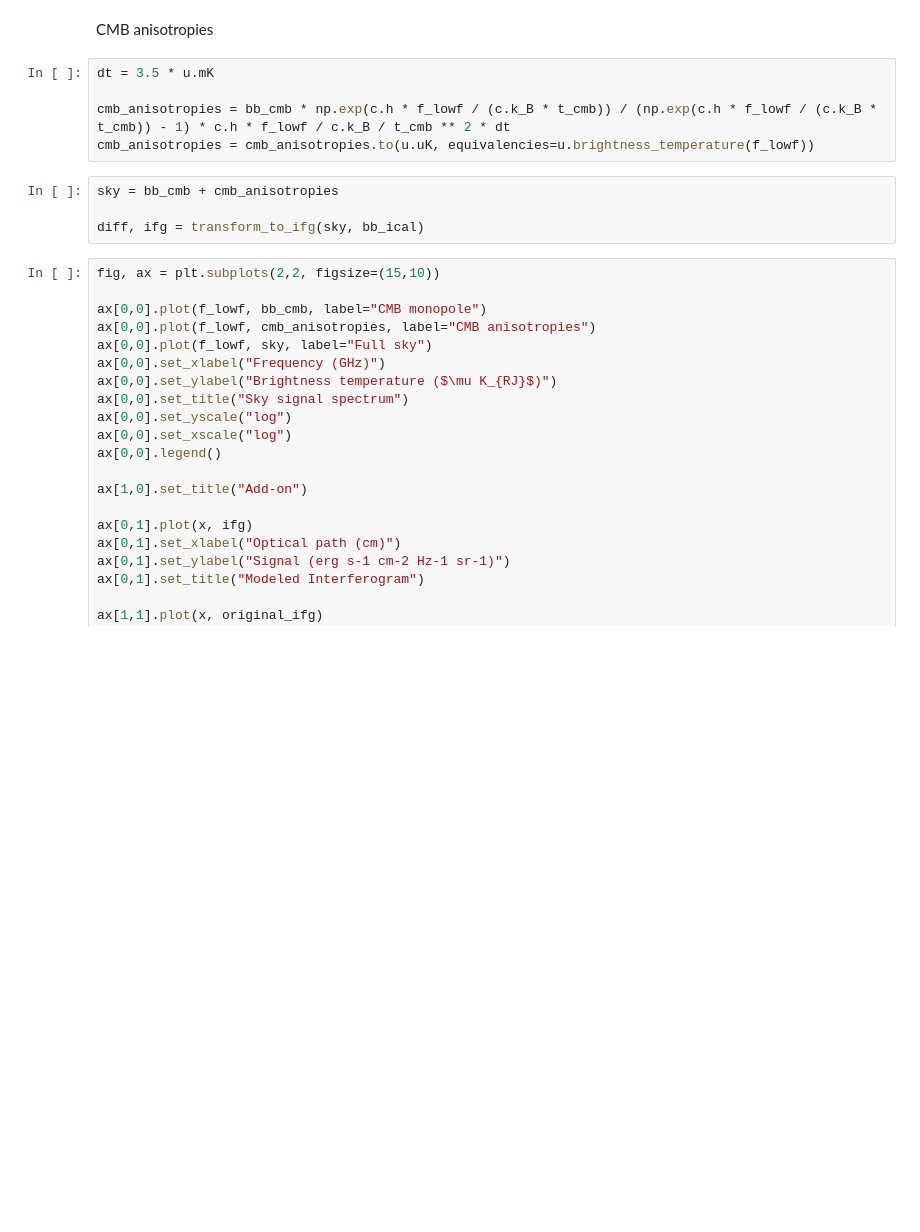
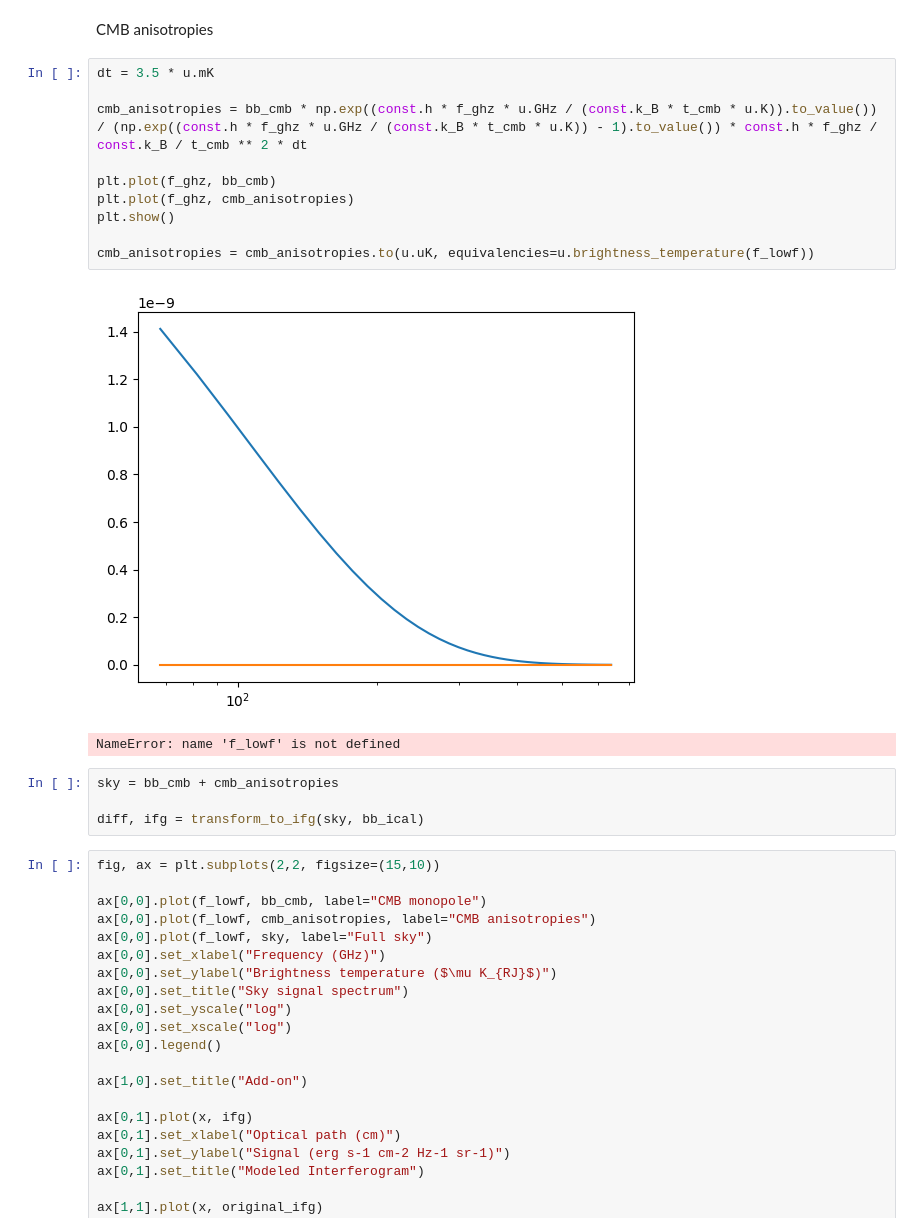
Before and after one commit to Cosmoglobe/FIRAS-Pass5, a Jupyter notebook: commander3/todscripts/firas/src/eda/model_ifg.ipynb, the cells around one changed output. Cells and saved outputs as stored; diff of their text form; blank space fills up the shorter version.

```diff
--- a/commander3/todscripts/firas/src/eda/model_ifg.ipynb
+++ b/commander3/todscripts/firas/src/eda/model_ifg.ipynb
@@ -167,8 +170,16 @@ CMB anisotropies
 # %%
 dt = 3.5 * u.mK
 
-cmb_anisotropies = bb_cmb * np.exp(c.h * f_lowf / (c.k_B * t_cmb)) / (np.exp(c.h * f_lowf / (c.k_B * t_cmb)) - 1) * c.h * f_lowf / c.k_B / t_cmb ** 2 * dt
+cmb_anisotropies = bb_cmb * np.exp((const.h * f_ghz * u.GHz / (const.k_B * t_cmb * u.K)).to_value()) / (np.exp((const.h * f_ghz * u.GHz / (const.k_B * t_cmb * u.K)) - 1).to_value()) * const.h * f_ghz / const.k_B / t_cmb ** 2 * dt
+
+plt.plot(f_ghz, bb_cmb)
+plt.plot(f_ghz, cmb_anisotropies)
+plt.show()
+
 cmb_anisotropies = cmb_anisotropies.to(u.uK, equivalencies=u.brightness_temperature(f_lowf))
+# %% [output]
+[figure, added]
+NameError: name 'f_lowf' is not defined
 # %%
 sky = bb_cmb + cmb_anisotropies
 
```
Also changed, not shown: parts of 3 cells of this notebook, 11 other files.
